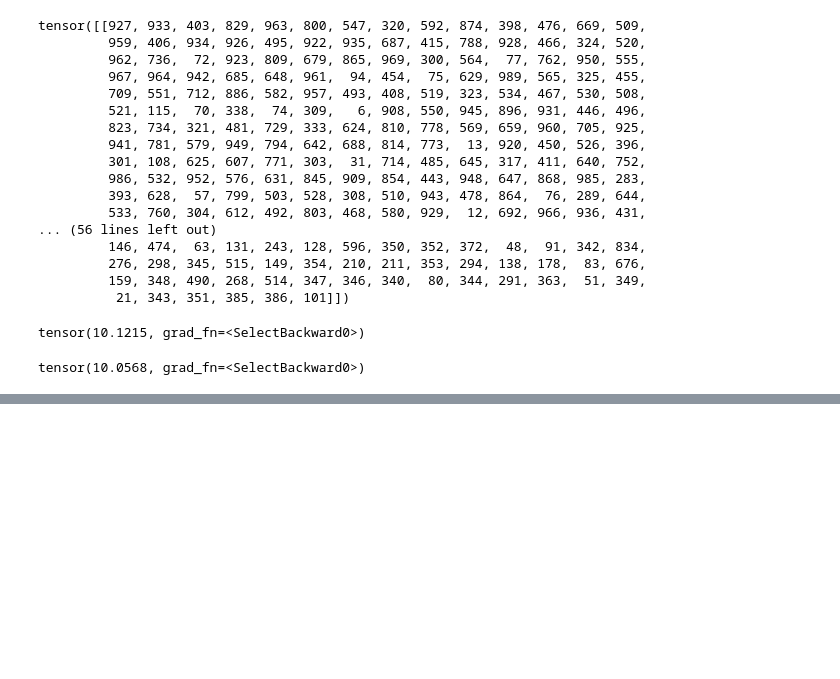
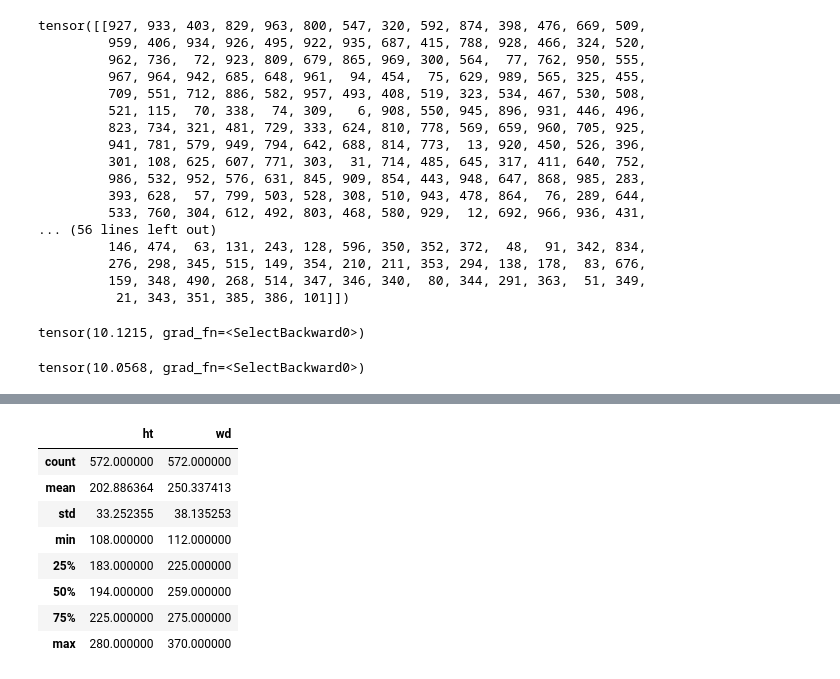
Before and after one commit to Gunnvant/idma_ft, a Jupyter notebook: DL/class_codes/12_01_22.ipynb, the cells around one changed output, grey strips where cells are left out. Saved outputs shown, nothing was run; the diff lists cells and outputs as text; code cells hidden in the pictures; blank space fills up the shorter version.

```diff
--- a/DL/class_codes/12_01_22.ipynb
+++ b/DL/class_codes/12_01_22.ipynb
@@ -175,0 +292,13 @@ wts = [l for l in vgg16.parameters()]
+# %%
+path = "/Users/gunnvantsaini/Documents/Data/Work/ML Course/Module 5 Neural Networks/Data/waffle_pancakes/train/waffles"
+get_dims(path=path)
+# %% [output]
+|  | ht | wd |
+| count | 572.000000 | 572.000000 |
+| mean | 202.886364 | 250.337413 |
+| std | 33.252355 | 38.135253 |
+| min | 108.000000 | 112.000000 |
+| 25% | 183.000000 | 225.000000 |
+| 50% | 194.000000 | 259.000000 |
+| 75% | 225.000000 | 275.000000 |
+| max | 280.000000 | 370.000000 |
```
Also changed, not shown: parts of 39 cells of this notebook.
